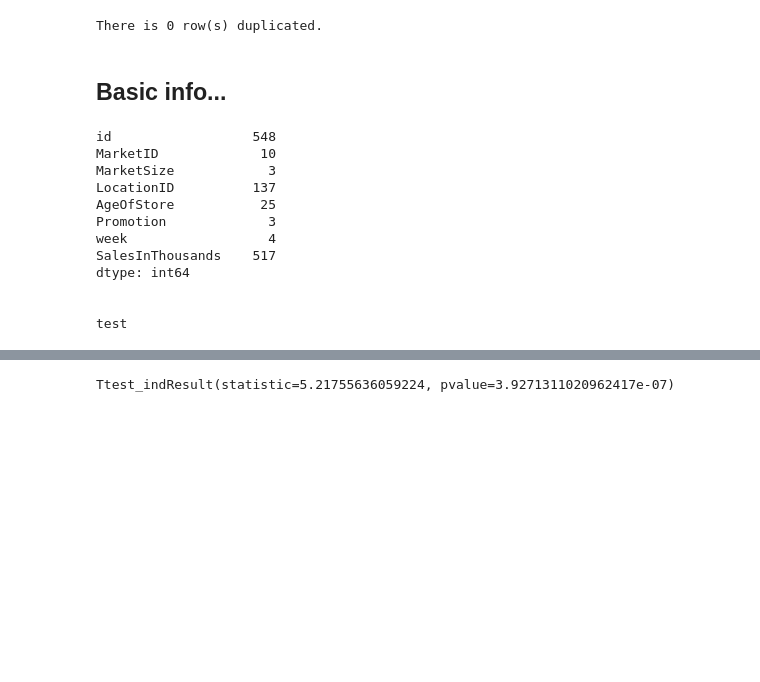
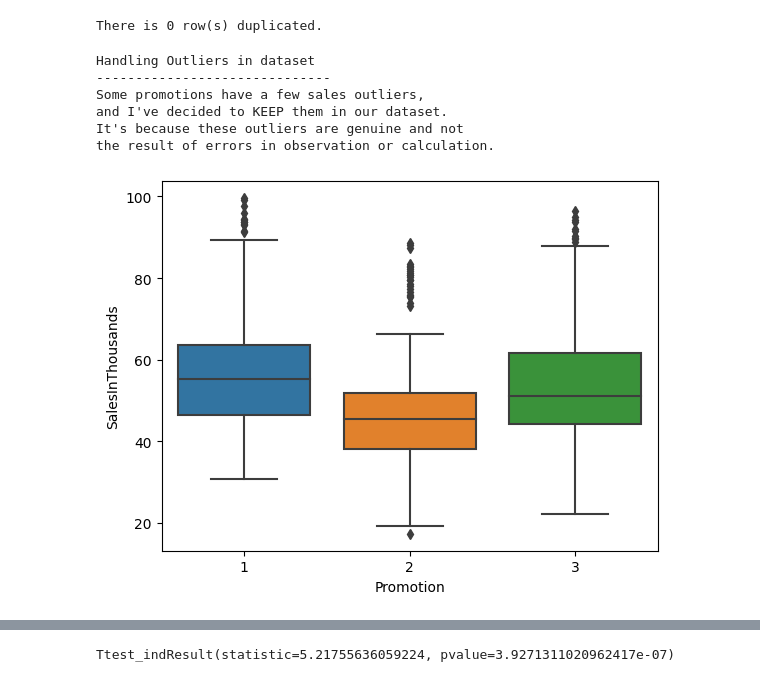
Before and after one commit to tan-yong-sheng/business_analytics, a Jupyter notebook: iv Data Analysis (Insight Generation)/Final Project/Assignment 5/EDA_Final_Project.ipynb, the cells around one changed output, grey strips where cells are left out. Cells and saved outputs as stored; diff of their text form; code cells hidden in the pictures; blank space fills up the shorter version.

```diff
--- a/iv Data Analysis (Insight Generation)/Final Project/Assignment 5/EDA_Final_Project.ipynb
+++ b/iv Data Analysis (Insight Generation)/Final Project/Assignment 5/EDA_Final_Project.ipynb
@@ -140,23 +162,23 @@ There is no missing values in this dataset.
 print(f"There is {df2.duplicated().sum()} row(s) duplicated.")
 # %% [output]
 There is 0 row(s) duplicated.
-# %% [markdown]
-## Basic info...
-# %%
-print(df2.nunique())
-
-print("\n")
-print("test")
-# %% [output]
-id                  548
-MarketID             10
-MarketSize            3
-LocationID          137
-AgeOfStore           25
-Promotion             3
-week                  4
-SalesInThousands    517
-dtype: int64
-
-
-test
+# %%
+# Check for outlier for sales by promotion type
+sns.boxplot(x="Promotion", y="SalesInThousands", data=df2)
+
+print("""
+Handling Outliers in dataset
+------------------------------
+Some promotions have a few sales outliers,
+and I've decided to KEEP them in our dataset.
+It's because these outliers are genuine and not
+the result of errors in observation or calculation.
+""")
+# %% [output]
+Handling Outliers in dataset
+------------------------------
+Some promotions have a few sales outliers,
+and I've decided to KEEP them in our dataset.
+It's because these outliers are genuine and not
+the result of errors in observation or calculation.
+[figure, added]
```
Also changed, not shown: parts of 22 cells of this notebook, 5 other files.
